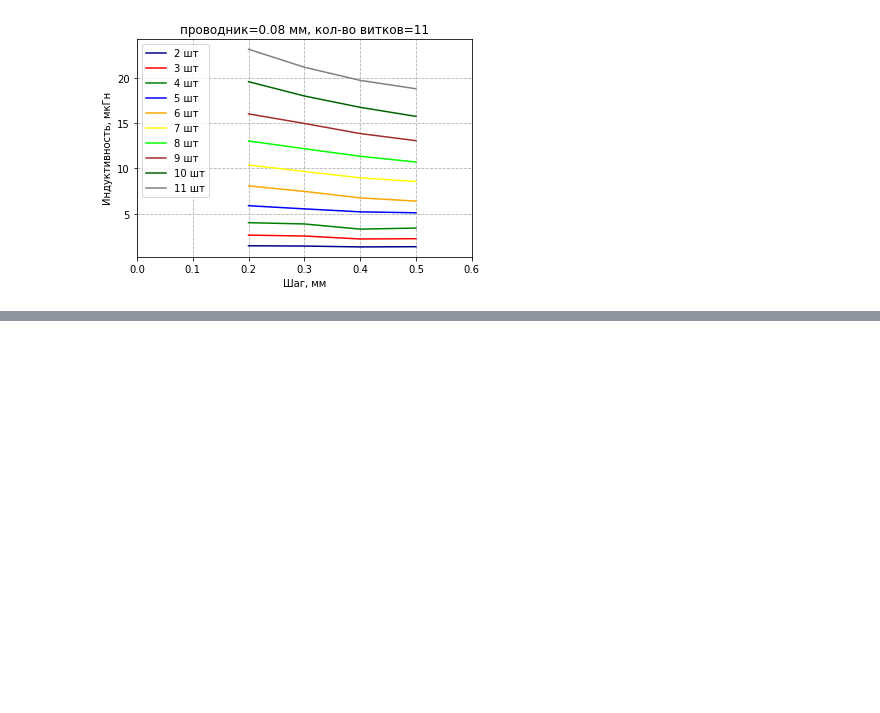
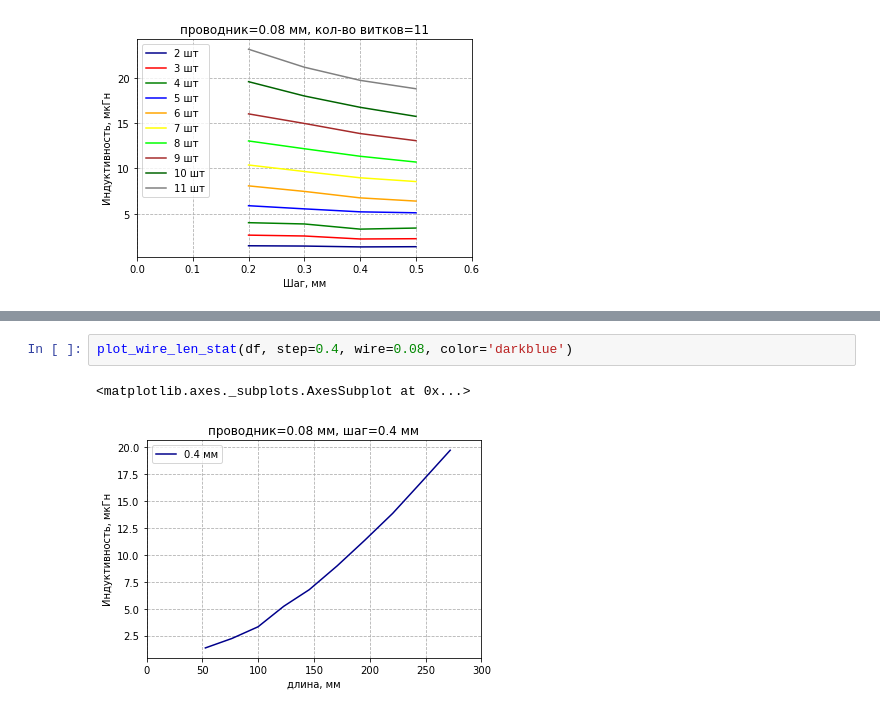
Before and after one commit to igrekus/coil-report, a Jupyter notebook: coil-008.ipynb, the cells around one changed output, grey strips where cells are left out. Saved outputs shown, nothing was run; the diff lists cells and outputs as text; blank space fills up the shorter version.

```diff
--- a/coil-008.ipynb
+++ b/coil-008.ipynb
@@ -111,0 +128,5 @@ for st, col in zip(range(3, 12), ['red', 'green', 'blue', 'orange', 'yellow', 'l
+# %%
+plot_wire_len_stat(df, step=0.4, wire=0.08, color='darkblue')
+# %% [output]
+<matplotlib.axes._subplots.AxesSubplot at 0x...>
+[figure, added]
```
Also changed, not shown: parts of 6 cells of this notebook, 1 other file.
